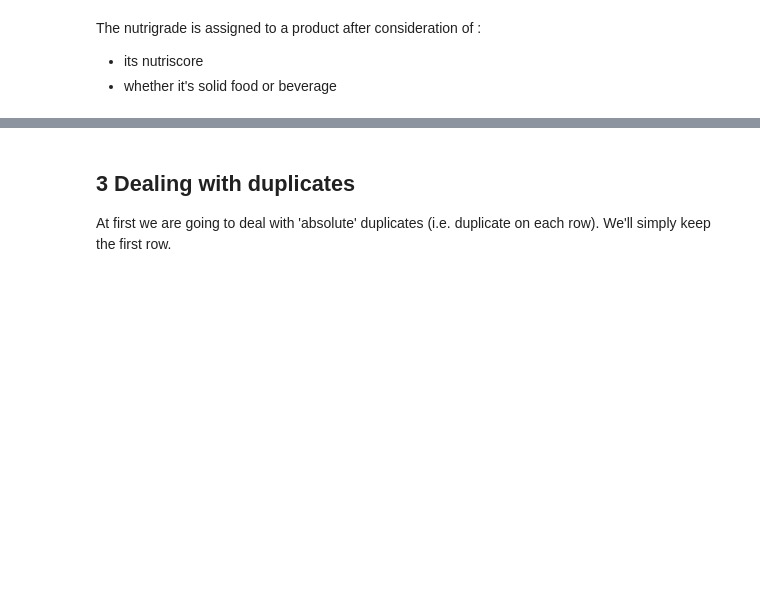
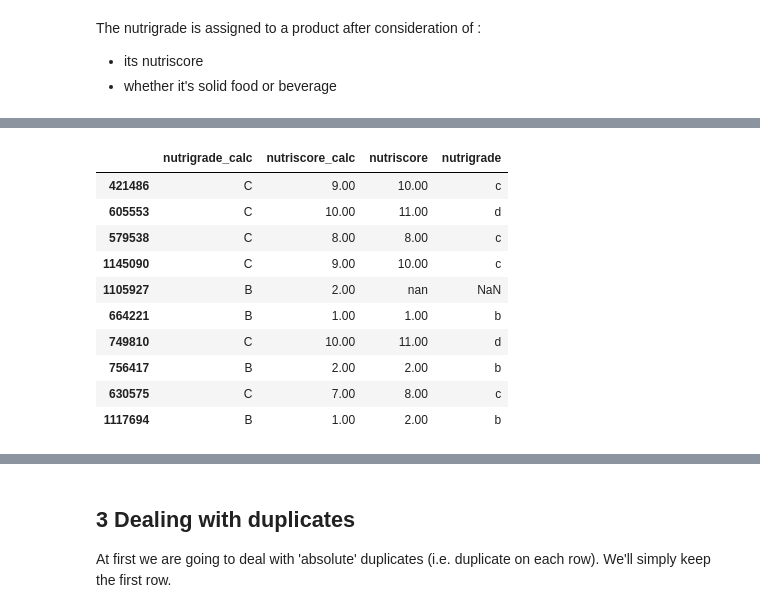
Before and after one commit to SmellyArmure/OC_DS_Project3, a Jupyter notebook: NOTEBOOKS/P3_Cleaning.ipynb, the cells around one changed output, grey strips where cells are left out. Cells and saved outputs as stored; diff of their text form; code cells hidden in the pictures; blank space fills up the shorter version.

```diff
--- a/NOTEBOOKS/P3_Cleaning.ipynb
+++ b/NOTEBOOKS/P3_Cleaning.ipynb
@@ -1470,0 +1784,10 @@ Let's see if we can guess from the categories columns.
+# %%
+## Attribution of a nutrigrade to calculated nutriscores
+# beverages
+df_n.loc[i_bev,'nutrigrade_calc'] = pd.cut(df_n.loc[i_bev,'nutriscore_calc_F'],
+                               [-500,1,5,9,500], labels=list('BCDE'))
+i_wat = df[df['pnns_gp_2']=='waters and flavored waters'].index
+df_n.loc[i_wat,'nutrigrade_calc'] = 'A'
+# others
+df_n.loc[i_not_bev,'nutrigrade_calc'] = pd.cut(df_n.loc[i_not_bev,'nutriscore_calc_F'],
+                               [-500,-1,2,10,18,500], labels=list('abcde'))
@@ -1470,0 +1798,12 @@ Let's see if we can guess from the categories columns.
+# %%
+# Merging nutriscore_calc_F and nutrigrade_calc from df_n with df, reordering the columns
+print("df before: ", df.shape,
+      " | df_n: ", df_e.shape)
+df = df.merge(df_n[['nutriscore_calc_F', 'nutrigrade_calc']],
+              how = 'left',  left_index=True, right_index=True)
+df = df.rename(columns={'nutriscore_calc_F': 'nutriscore_calc'})
+df = df.reindex(columns=move_cat_containing(df.columns,['nutri'], 'first'))
+print("df after: \n", df.shape)
+# Showing df shape and column order
+for i,c in enumerate(df.columns):
+  print('\n'+c, end=' | ') if (i) % 6 == 0  else print(c, end=' | ')
@@ -1470,0 +1828,15 @@ Let's see if we can guess from the categories columns.
+# %%
+df_nut = df[['nutrigrade_calc', 'nutriscore_calc', 'nutriscore', 'nutrigrade']]
+df_nut.dropna(subset=['nutriscore_calc']).sample(10)
+# %% [output]
+|  | nutrigrade_calc | nutriscore_calc | nutriscore | nutrigrade |
+| 421486 | C | 9.00 | 10.00 | c |
+| 605553 | C | 10.00 | 11.00 | d |
+| 579538 | C | 8.00 | 8.00 | c |
+| 1145090 | C | 9.00 | 10.00 | c |
+| 1105927 | B | 2.00 | nan | NaN |
+| 664221 | B | 1.00 | 1.00 | b |
+| 749810 | C | 10.00 | 11.00 | d |
+| 756417 | B | 2.00 | 2.00 | b |
+| 630575 | C | 7.00 | 8.00 | c |
+| 1117694 | B | 1.00 | 2.00 | b |
```
Also changed, not shown: parts of 136 cells of this notebook, 1 other file.
